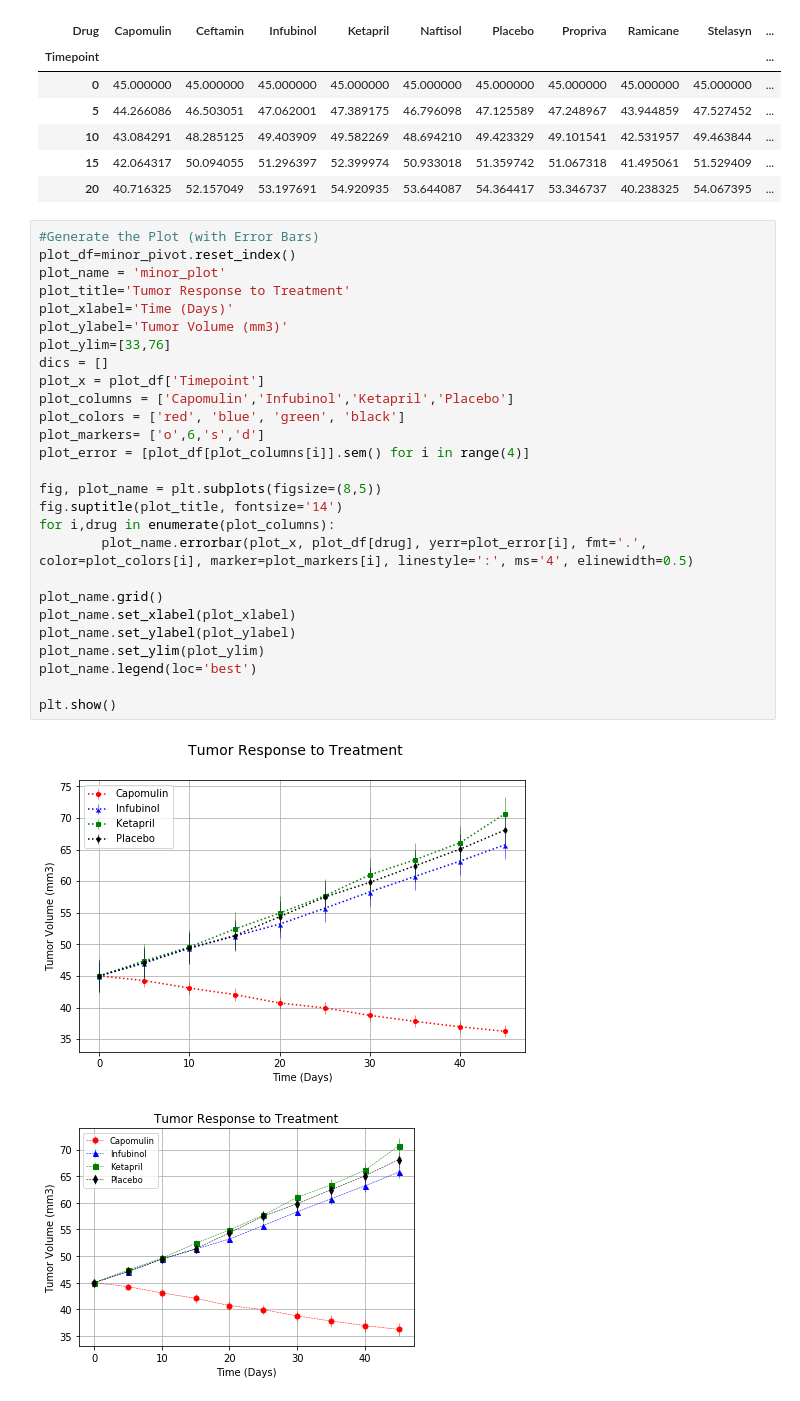
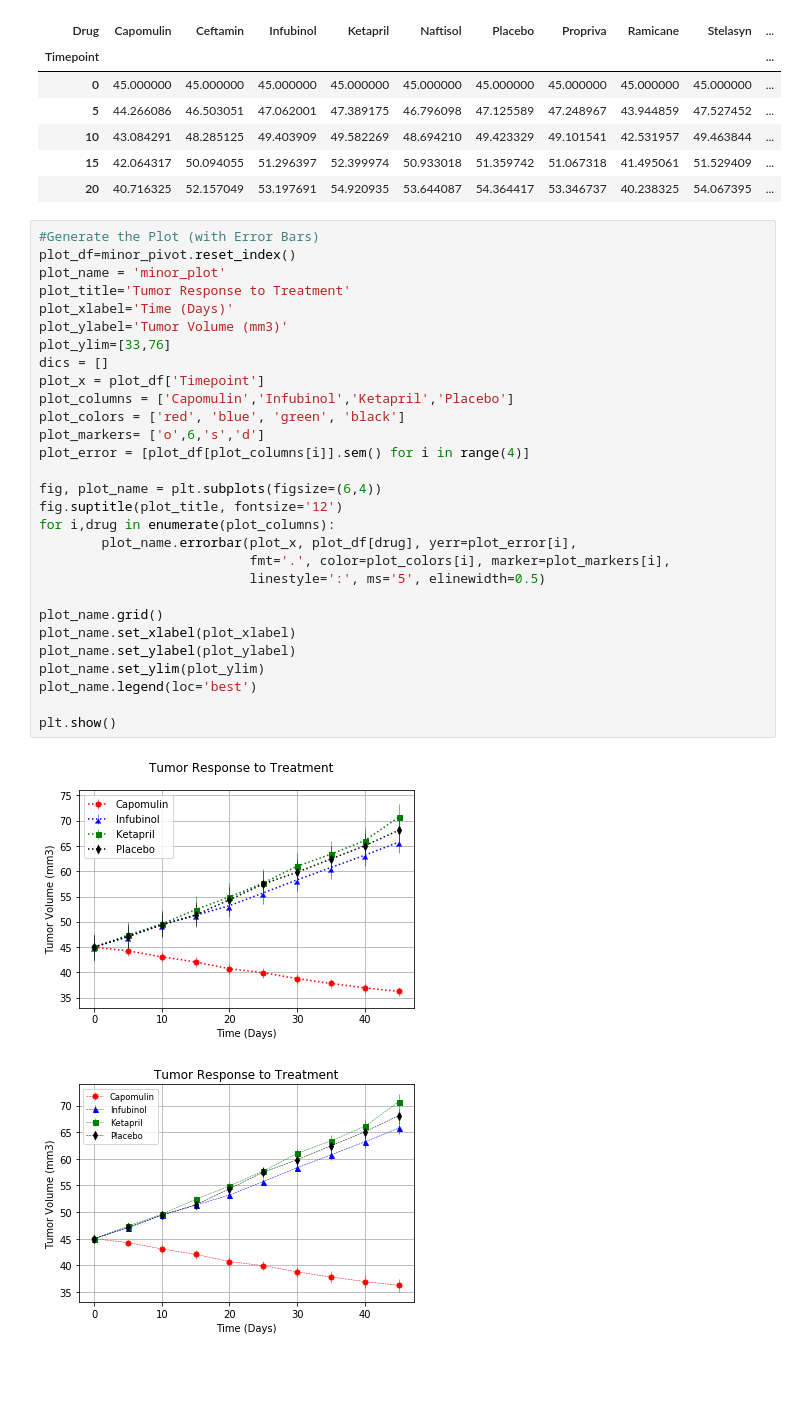
Before and after one commit to MarcoASB/Bootcamp, a Jupyter notebook: HW5/pymaceuticals_starter.ipynb, the cells around one changed output. Saved outputs shown, nothing was run; the diff lists cells and outputs as text; blank space fills up the shorter version.

```diff
--- a/HW5/pymaceuticals_starter.ipynb
+++ b/HW5/pymaceuticals_starter.ipynb
@@ -126,32 +126,34 @@ minor_pivot.head()
 # %%
 #Generate the Plot (with Error Bars)
 plot_df=minor_pivot.reset_index()
 plot_name = 'minor_plot'
 plot_title='Tumor Response to Treatment'
 plot_xlabel='Time (Days)'
 plot_ylabel='Tumor Volume (mm3)'
 plot_ylim=[33,76]
 dics = []
 plot_x = plot_df['Timepoint']
 plot_columns = ['Capomulin','Infubinol','Ketapril','Placebo']
 plot_colors = ['red', 'blue', 'green', 'black']
 plot_markers= ['o',6,'s','d']
 plot_error = [plot_df[plot_columns[i]].sem() for i in range(4)]
 
-fig, plot_name = plt.subplots(figsize=(8,5))
-fig.suptitle(plot_title, fontsize='14')
+fig, plot_name = plt.subplots(figsize=(6,4))
+fig.suptitle(plot_title, fontsize='12')
 for i,drug in enumerate(plot_columns):
-        plot_name.errorbar(plot_x, plot_df[drug], yerr=plot_error[i], fmt='.', color=plot_colors[i], marker=plot_markers[i], linestyle=':', ms='4', elinewidth=0.5)
+        plot_name.errorbar(plot_x, plot_df[drug], yerr=plot_error[i],
+                           fmt='.', color=plot_colors[i], marker=plot_markers[i],
+                           linestyle=':', ms='5', elinewidth=0.5)
 
 plot_name.grid()
 plot_name.set_xlabel(plot_xlabel)
 plot_name.set_ylabel(plot_ylabel)
 plot_name.set_ylim(plot_ylim)
 plot_name.legend(loc='best')
 
 plt.show()
 # %% [output]
-[figure, old version]
+[figure, new version]
 # %%
 # %% [output]
 [figure]
```
Also changed, not shown: parts of 2 cells of this notebook.
